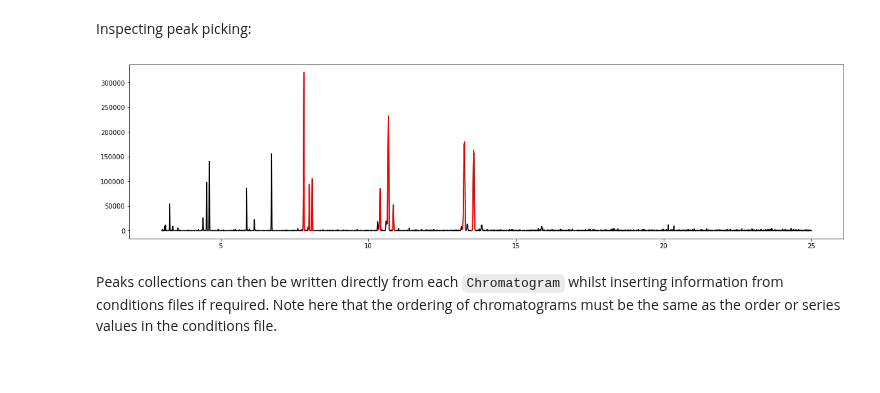
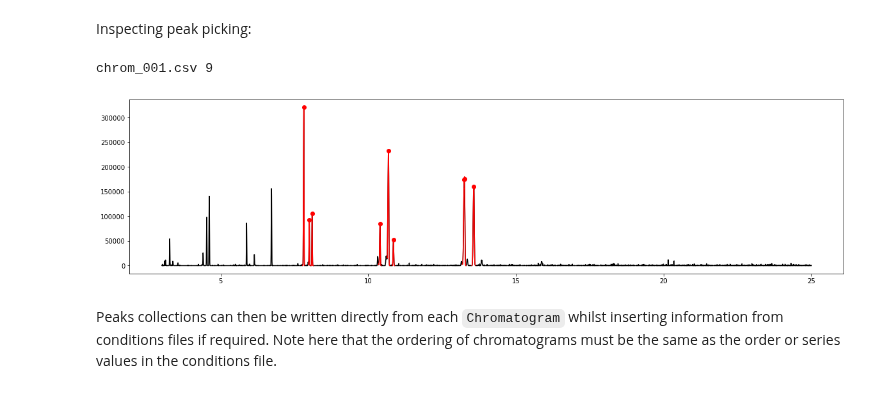
Before and after one commit to Will-Robin/ChromProcess, a Jupyter notebook: ChromProcess_Introduction_1.ipynb, the cells around one changed output. Drawn from its saved outputs; the diff is of its cells as text; code cells hidden in the pictures.

```diff
--- a/ChromProcess_Introduction_1.ipynb
+++ b/ChromProcess_Introduction_1.ipynb
@@ -109,8 +109,7 @@ When picking regions for peak picking, the idea is to select regions in the chro
 # %%
 import matplotlib.pyplot as plt
 
-fig, ax = plt.subplots()
-
+fig, ax = plt.subplots(figsize = (20,5))
 for c in chroms:
     ax.plot(c.time, c.signal, label = c.filename)
 plt.show()
@@ -155,18 +154,21 @@ Inspecting peak picking:
 # %%
 test_chromatogram = chroms[0]
 
 time = test_chromatogram.time
 signal = test_chromatogram.signal
 
 fig, ax = plt.subplots(figsize = (20,5))
 ax.plot(time, signal, c = 'k', zorder = 0)
 for c,pk in enumerate(test_chromatogram.peaks):
-    idx = test_chromatogram.peaks[pk].indices
+    peak = test_chromatogram.peaks[pk]
+    idx = peak.indices
     ax.plot(time[idx], signal[idx], c= 'r', zorder  = 1)
-
+    ax.scatter(peak.retention_time, peak.height, c= 'r', zorder  = 1)
+print(test_chromatogram.filename, len(test_chromatogram.peaks))
 plt.show()
 # %% [output]
+chrom_001.csv 9
-[figure, old version]
+[figure, new version]
 # %% [markdown]
 Peaks collections can then be written directly from each `Chromatogram` whilst inserting information from conditions files if required. Note here that the ordering of chromatograms must be the same as the order or series values in the conditions file.
 # %%
```
Also changed, not shown: parts of 4 cells of this notebook, 3 other files.
